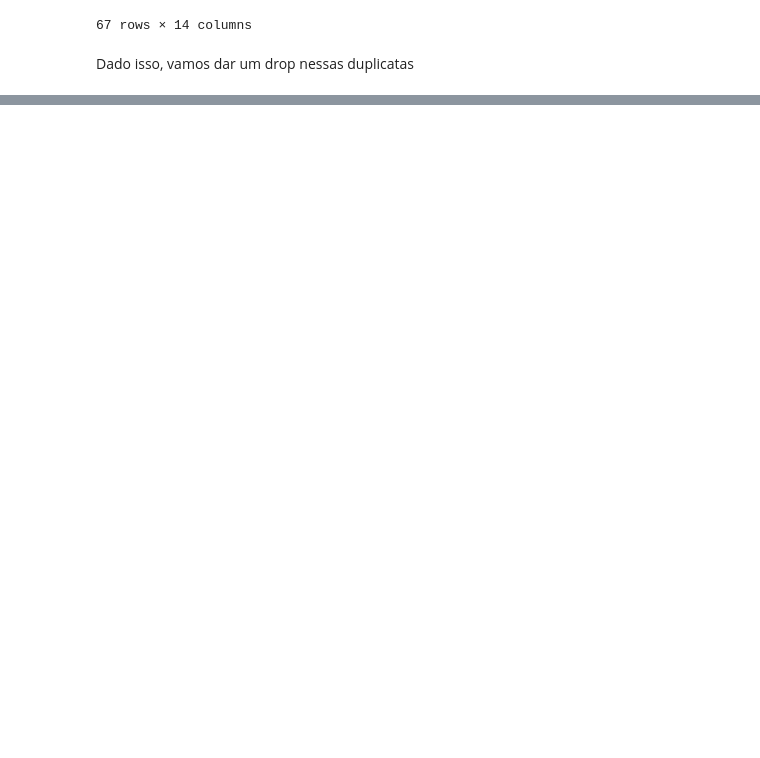
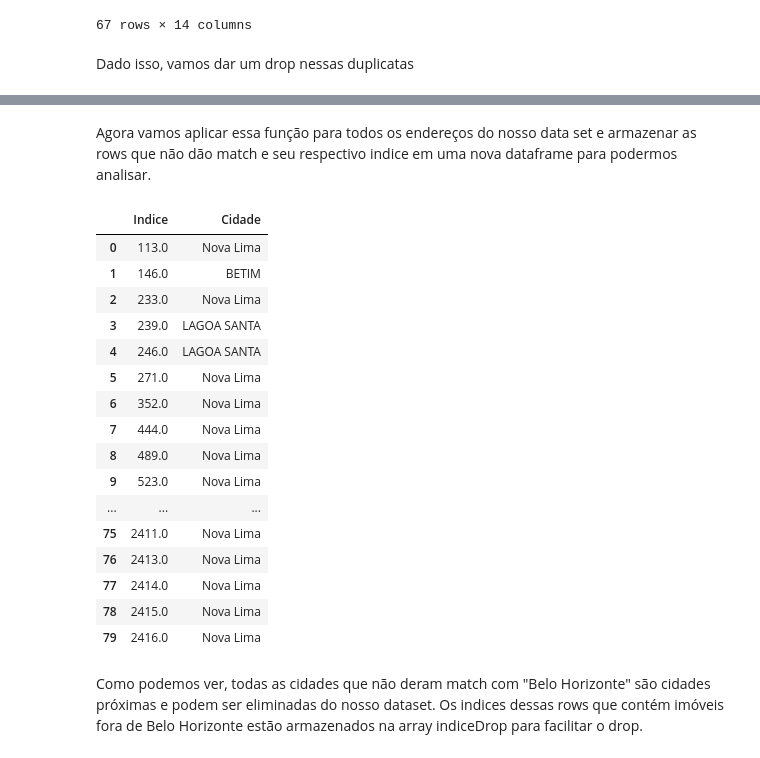
Before and after one commit to arthurlm1234/Estudo-Residencial-BH, a Jupyter notebook: limpeza.ipynb, the cells around one changed output, grey strips where cells are left out. Cells and saved outputs as stored; diff of their text form; code cells hidden in the pictures; blank space fills up the shorter version.

Commit message:
imóveis fora de bh excluídos

```diff
--- a/Limpeza.ipynb
+++ b/limpeza.ipynb
@@ -36,0 +27,4 @@ df.head()
+# %%
+url = 'https://raw.githubusercontent.com/FredericoBaker/Decisao-Imoveis-Scrapping/main/bd_DecisaoImoveis.csv'
+df = pd.read_csv(url)
+df.head()
@@ -719,0 +727,47 @@ memory usage: 278.1+ KB
+# %%
+def extraiCidadeDoEndereco(endereco):
+    words = endereco.split(",")  # Divide a string pelas vírgulas
+    cidade = words[-1:]  # Extrai ultimas palavras depois da vírgula que correspondem à cidade
+    if cidade[0] == 'Belo Horizonte':
+        return True, cidade #retorna que deu match e a cidade que deu match
+    return False, cidade # retorna false e a cidade que é diferente de Belo Horizonte
+# %% [markdown]
+Agora vamos aplicar essa função para todos os endereços do nosso data set e armazenar as rows que não dão match e seu respectivo indice em uma nova dataframe para podermos analisar.
+# %%
+dfRowFalse = pd.DataFrame()
+
+dfRowFalse['Indice'] = []
+dfRowFalse['Cidade'] = []
+
+indiceDrop = []
+
+for indice, endereco in df['Endereço'].items():
+    ehBH, cidade = extraiCidadeDoEndereco(endereco)
+    if ehBH == False:
+        indiceDrop.append(indice)
+        novaRow = {'Indice': indice, 'Cidade': cidade}
+        dfNovaRow = pd.DataFrame(novaRow, index=[0])
+        dfRowFalse = pd.concat([dfRowFalse, dfNovaRow], ignore_index=True)
+
+pd.set_option('display.max_rows', None)
+dfRowFalse
+# %% [output]
+|  | Indice | Cidade |
+| 0 | 113.0 | Nova Lima |
+| 1 | 146.0 | BETIM |
+| 2 | 233.0 | Nova Lima |
+| 3 | 239.0 | LAGOA SANTA |
+| 4 | 246.0 | LAGOA SANTA |
+| 5 | 271.0 | Nova Lima |
+| 6 | 352.0 | Nova Lima |
+| 7 | 444.0 | Nova Lima |
+| 8 | 489.0 | Nova Lima |
+| 9 | 523.0 | Nova Lima |
+| ... | ... | ... |
+| 75 | 2411.0 | Nova Lima |
+| 76 | 2413.0 | Nova Lima |
+| 77 | 2414.0 | Nova Lima |
+| 78 | 2415.0 | Nova Lima |
+| 79 | 2416.0 | Nova Lima |
+# %% [markdown]
+Como podemos ver, todas as cidades que não deram match com "Belo Horizonte" são cidades próximas e podem ser eliminadas do nosso dataset. Os indices dessas rows que contém imóveis fora de Belo Horizonte estão armazenados na array indiceDrop para facilitar o drop.
```
Also changed, not shown: parts of 8 cells of this notebook, 2 other files.
